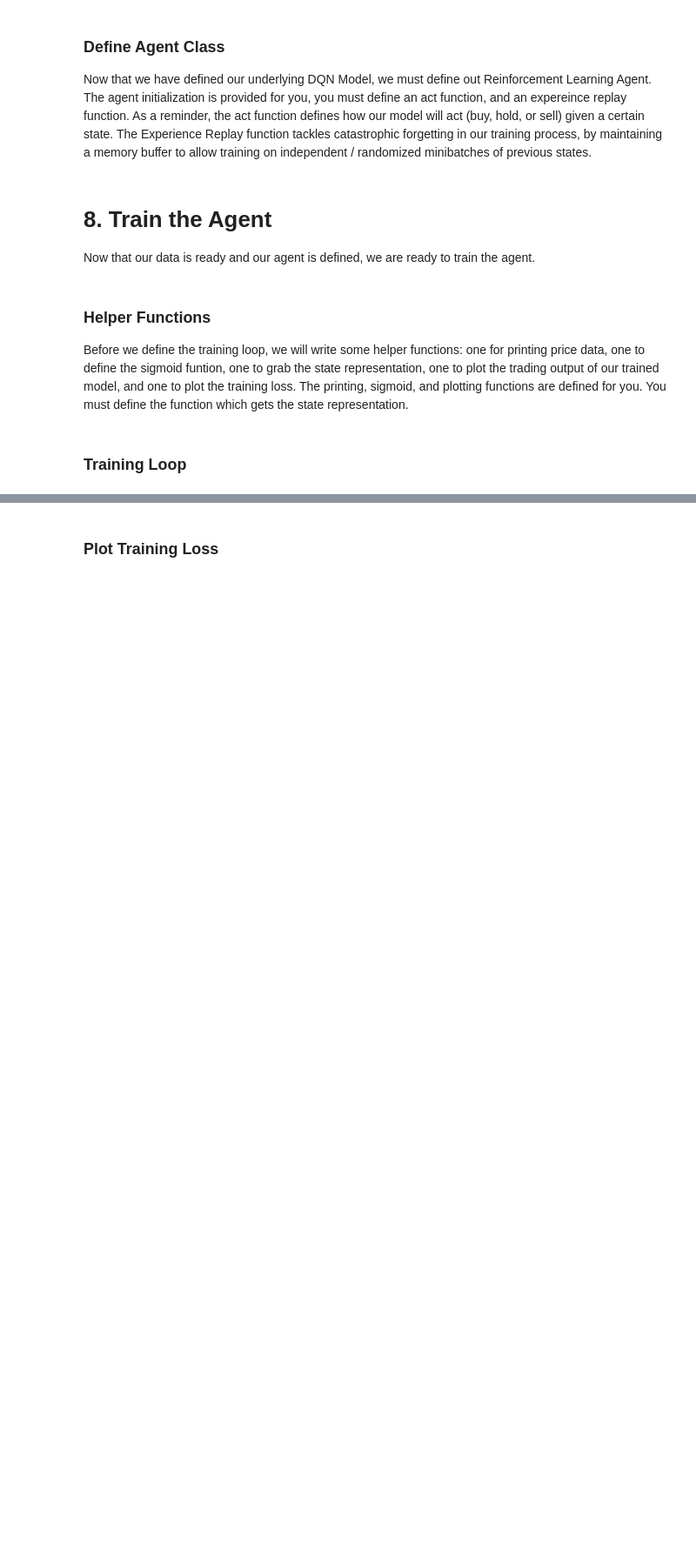
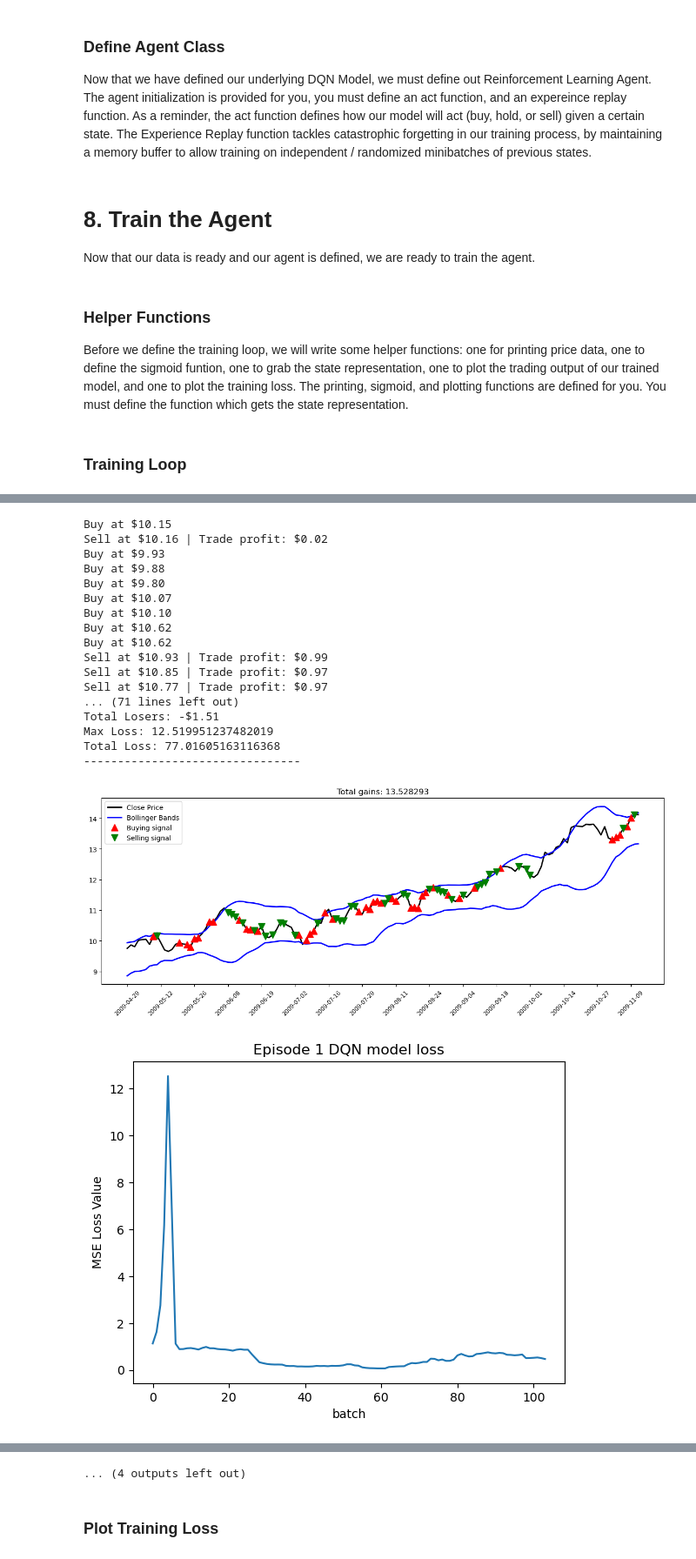
Before and after one commit to shh1v/CD13651-Project, a Jupyter notebook: Project/project_nb.ipynb, the cells around one changed output, grey strips where cells are left out. Shown at 87% size. Cells and saved outputs as stored; diff of their text form; code cells hidden in the pictures; blank space fills up the shorter version.

Commit message:
Implemented and executed training and testing loop

```diff
--- a/Project/project_nb.ipynb
+++ b/Project/project_nb.ipynb
@@ -174,15 +174,17 @@ plt.show()
 [figure]
 # %%
 # Normalize Dataset with StandardScaler
-normlist = []
+normalizers = {}
 normed_dataset = pd.DataFrame(index=dataset.index)
 for col in dataset.columns:
     normalizer = StandardScaler()
     column_data = dataset[[col]]
     # fit normalizer to column data and append in normlist
-    normlist.append(normalizer.fit(column_data))
+    normalizer.fit(column_data)
     # transform column data with the fitted normalizer, and place the transformed data column in out normed_dataset df
     normed_dataset[col] = normalizer.transform(column_data)
+    # Store the normalizer for inverse transforms later
+    normalizers[col] = normalizer
 # %%
 # Display the normed dataset
 display_df(normed_dataset)
@@ -394,7 +396,7 @@ class Agent:
     #   Important Notes = Model fitting step is in this function (fit_model)
     #                     Epsilon decay step is in this function
     #   Output = Model loss from fitting step
-    def exp_replay(self, batch_size, losses):
+    def exp_replay(self, batch_size):
         losses = []
 
         # Define mini-batch which holds batch_size most recent states from memory
@@ -474,6 +476,7 @@ def get_state(data, t, n):
     d = t - n
     # the first step is to get the window of the dataset at the current time step (eg. if window size is 1, we grab the previous and the current time step)
     # remember to define the special case for the first iteration, where there is no previous time step. See lesson X for a reminder of how to do this.
+    # NOTE: There are n+1 datapoints in the block as diff. calc. will reduce size by 1
     if d >= 0:
         block = data[d : t + 1]
     else:
@@ -483,7 +486,7 @@ def get_state(data, t, n):
     res = []
     for i in range(n):
         feature_res = []
-        for feature in data.shape[1]:
+        for feature in range(data.shape[1]):
             feature_res.append(sigmoid(block[i+1, feature] - block[i, feature]))
         res.append(feature_res)
 
@@ -497,32 +503,31 @@ keras.utils.disable_interactive_logging()  # disable built-in keras loading bars
 
 window_size = 1
 
-agent = # instatniate the agent using the wndow size and the number of training features
+# instantiate the agent using the window size and the number of training features
+agent = Agent(window_size=window_size, num_features=X_train.shape[1])
 # %%
 keras.config.disable_traceback_filtering() # disable built-in keras loading bars - they make the output difficult to read and monitor
 
-
-l = # track number of examples in dataset (i.e. number of days to train on)
+# track number of examples in dataset (i.e. number of days to train on)
+l = X_train.shape[0] - 1
 
 # batch size defines how often to run the exp_replay method
 batch_size = 32
 
-#An episode represents a complete pass over the data.
-episode_count = 2
+# An episode represents a complete pass over the data.
+episode_count = 4
 
-normalizer_close = # get the close normalizer from normlist
-normalizer_bb_upper = # get the BB upper normalizer from normlist
-normalizer_bb_lower = # get the BB lower normalizer from normlist
-
-X_train_true_price = # inverse transform the Close column in X_train in order to get true close prices
-X_train_true_bb_upper = # inverse transform the Upper BB column in X_train in order to get true Upper BB values
-X_train_true_bb_lower = # inverse transform the Lower BB column in X_train in order to get true Lower BB values
+# Compute the inverse transform of normalized feature values
+X_train_true_price = normalizers['Close'].inverse_transform(X_train[:, index['Close']].reshape(-1, 1))
+X_train_true_bb_upper = normalizers['BB_upper'].inverse_transform(X_train[:, index['BB_upper']].reshape(-1, 1))
+X_train_true_bb_lower = normalizers['BB_lower'].inverse_transform(X_train[:, index['BB_lower']].reshape(-1, 1))
 
 batch_losses = []
 num_batches_trained = 0
 
-for e in range(episode_count + 1):
-    state = # get the state for the first step
+for e in range(1, episode_count + 1):
+    # get the state for the first step
+    state = get_state(X_train, 0, window_size)
     # initialize variables
     total_profit = 0
     total_winners = 0
@@ -530,55 +535,92 @@ for e in range(episode_count + 1):
     agent.inventory = []
     states_sell = []
     states_buy = []
-    for t in tqdm(range(l), desc==f'Running episode {e}/{episode_count}'):
+    for t in tqdm(range(l), desc=f'Running episode {e}/{episode_count}'):
         # get the action
+        action = agent.act(state)
         # get the next state
-
+        next_state = get_state(X_train, t + 1, window_size)
         # initialize reward for the current time step
         reward = 0
 
         if action == 1: # buy
             # inverse transform to get true buy price in dollars
+            buy_price = X_train_true_price[t][0]
             # append the buy price to the inventory
+            agent.inventory.append(buy_price)
             # append the time step to states_buy
+            states_buy.append(t)
             # print the action and price of the action
+            print(f'Buy at {format_price(buy_price)}')
 
         elif action == 2 and len(agent.inventory) > 0: # sell
             # get the bought price of the stock you are selling (i.e. the stock at the beginning of the inventory)
             bought_price = agent.inventory.pop(0)
             # inverse transform to get true sell price in dollars
+            sell_price = X_train_true_price[t][0]
+            trade_profit = sell_price - bought_price
             # define reward as max of profit (close price at time of sell - close price at time of buy) and 0
+            reward = max(trade_profit, 0)
             # add current profit to total profit
+            total_profit += trade_profit
             if trade_profit >=0:
                 # add current profit to total winners
+                total_winners += trade_profit
             else:
                 # add current profit to total losers
+                total_losers += trade_profit
             # append the time step to states_sell
+            states_sell.append(t)
             # print the action, price of the action, and profit of the action
+            print(f'Sell at {format_price(sell_price)} | Trade profit: {format_price(trade_profit)}')
 
         # flag for final training iteration
         done = True if t == l - 1 else False
 
         # append the details of the state action etc in the memory, to be used by the exp_replay function
+        agent.memory.append((state, action, reward, next_state, done))
         state = next_state
 
         # print total profit and plot behaviour of the current episode when the episode is finished
         if done:
             print('--------------------------------')
             print(f'Episode {e}')
             print(f'Total Profit: {format_price(total_profit)}')
             print(f'Total Winners: {format_price(total_winners)}')
             print(f'Total Losers: {format_price(total_losers)}')
             print(f'Max Loss: {max(batch_losses[num_batches_trained:len(batch_losses)])}')
             print(f'Total Loss: {sum(batch_losses[num_batches_trained:len(batch_losses)])}')
             print('--------------------------------')
             plot_behavior(X_train_true_price, X_train_true_bb_upper, X_train_true_bb_lower, states_buy, states_sell, total_profit)
             plot_losses(batch_losses[num_batches_trained:len(batch_losses)], f'Episode {e} DQN model loss')
             num_batches_trained = len(batch_losses)
 
         # when the size of the memory is greater than the batch size, run the exp_replay function on the batch to fit the model and get losses for the batch
         # then sum the losses for the batch and append them to the batch_losses list
+        if len(agent.memory) > batch_size: # need batch_size + 1 datapoints
+            losses = agent.exp_replay(batch_size)
+            batch_losses.append(np.sum(losses))
 
     if e % 2 == 0:
         # save the model every 2 episodes (in case of crash or better training iteration in the middle of training process)
         agent.model.save(f'model_ep{e}.keras')
+# %% [output]
+Buy at $10.15
+Sell at $10.16 | Trade profit: $0.02
+Buy at $9.93
+Buy at $9.88
+Buy at $9.80
+Buy at $10.07
+Buy at $10.10
+Buy at $10.62
+Buy at $10.62
+Sell at $10.93 | Trade profit: $0.99
+Sell at $10.85 | Trade profit: $0.97
+Sell at $10.77 | Trade profit: $0.97
+... (71 lines left out)
+Total Losers: -$1.51
+Max Loss: 12.519951237482019
+Total Loss: 77.01605163116368
+--------------------------------
+[figure, added]
+[figure, added]
@@ -585,3 +668,4 @@ for e in range(episode_count + 1):
+... (4 outputs left out)
 # %% [markdown]
 ### Plot Training Loss
 # %%
```
Also changed, not shown: parts of 5 cells of this notebook, 2 other files.
